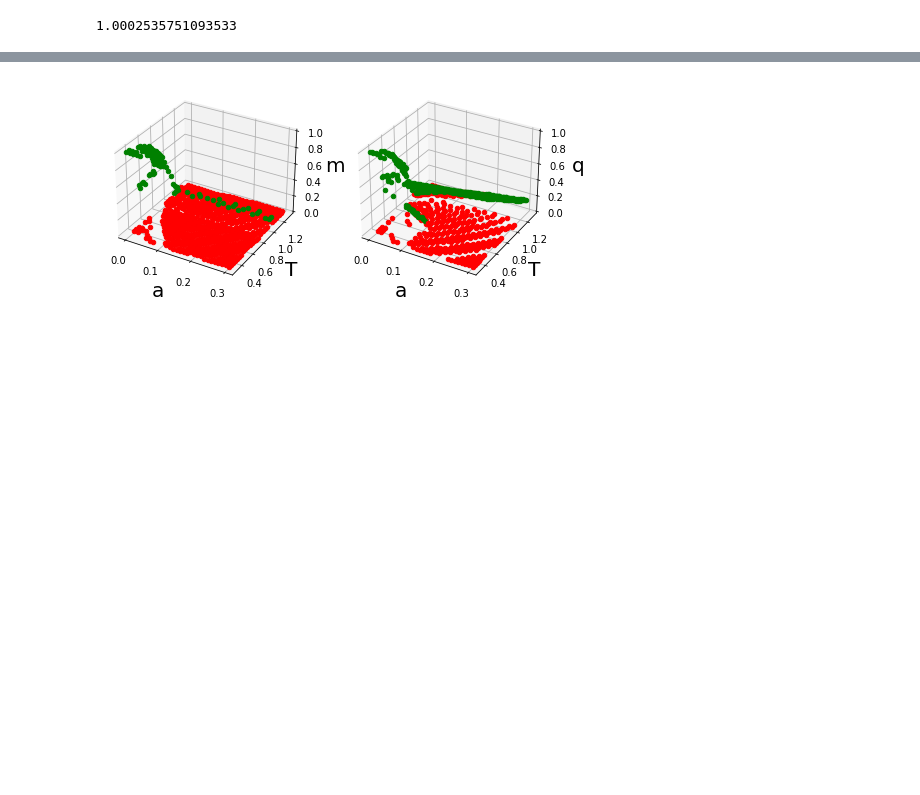
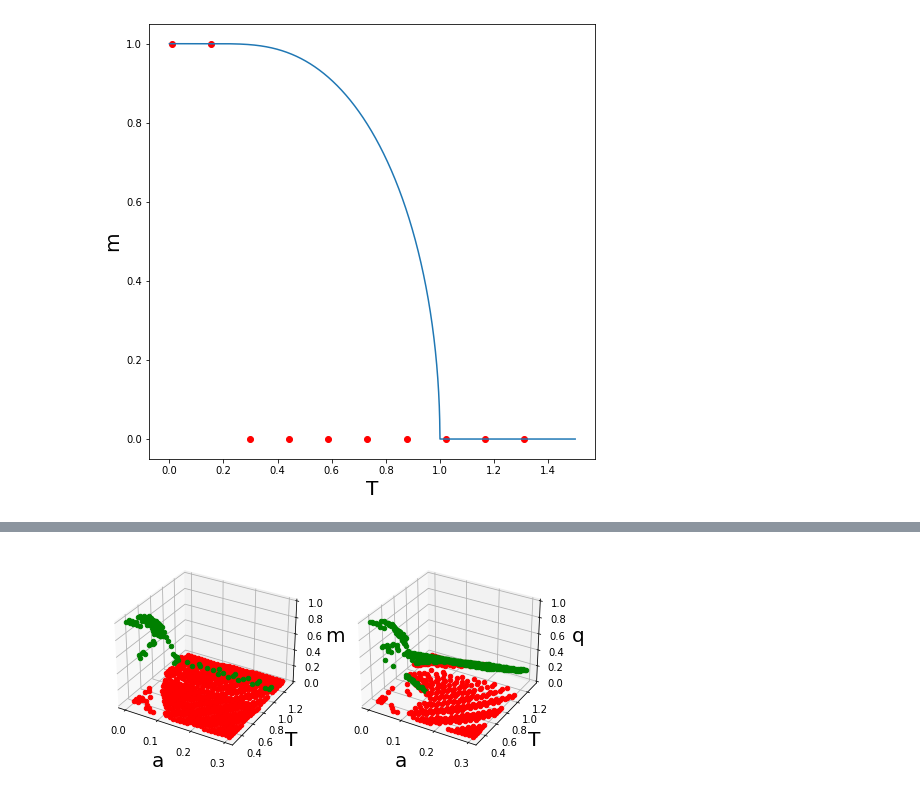
Before and after one commit to yamoyamoto/jupyter, a Jupyter notebook: fp_model/PhaseDiagram-2.ipynb, the cells around one changed output, grey strips where cells are left out. Saved outputs shown, nothing was run; the diff lists cells and outputs as text; code cells hidden in the pictures; blank space fills up the shorter version.

```diff
--- a/fp_model/PhaseDiagram-2.ipynb
+++ b/fp_model/PhaseDiagram-2.ipynb
@@ -1,6 +1,5 @@
 # %%
 # 方程式を定義
-# グローバル変数に、a,bが必要
 import numpy as np
 import math
 import functools
@@ -15,7 +14,6 @@ def func_f_integrand(z, m, q, a, b):
 
 def func_f(m, q, a, b):
     func  = functools.partial(func_f_integrand, m=m, q=q, a=a, b=b)
-#     print(integrate.quad(func, -100.0, 100.0)[1])
     return m - (1 / math.sqrt(2 * np.pi)) * integrate.quad(func, -10.0, 10.0)[0]
 
 
@@ -24,7 +22,6 @@ def func_g_integrand(z, m, q, a, b):
 
 def func_g(m, q, a, b):
     func  = functools.partial(func_g_integrand, m=m, q=q, a=a, b=b)
-#     print(integrate.quad(func, -100.0, 100.0)[1])
     return q - (1 / math.sqrt(2 * np.pi)) * integrate.quad(func, -10.0, 10.0)[0]
 
 
@@ -56,15 +53,6 @@ def plot_f_and_g(plot_num, zlim, args, a, b):
     # これ呼ばないとラベルでない
     plt.legend()
     plt.show()
-
-
-def a(z):
-    return math.exp(-z**2/2)
-
-result = integrate.quad(a, -10.0, 10.0)[0] / math.sqrt(2*3.14)
-print(result)
-# %% [output]
-1.0002535751093533
 # %%
 import numpy as np
 import csv
@@ -72,24 +60,27 @@ import csv
 # 解を見つけるためのクラス
 class Solver:
 
-    def __init__(self, a_mesh_num, T_mesh_num, mq_mesh_num, delta, func_1, func_2, debug):
-        self.a_mesh_num = a_mesh_num
-        self.T_mesh_num = T_mesh_num
-        self.mq_mesh_num = mq_mesh_num
-        self.delta = delta
-        self.func_1 = func_1
-        self.func_2 = func_2
-        self.debug = debug
+    def __init__(self):
+        pass
 
     def set_args(self, args):
+        self.delta = args["delta"]
+        self.func_1 = args["func_1"]
+        self.func_2 = args["func_2"]
+        self.debug = args["debug"]
+
+
         self.a_min = args["a_min"]
         self.a_max = args["a_max"]
         self.T_min = args["T_min"]
         self.T_max = args["T_max"]
+        self.a_mesh_num = args["a_mesh_num"]
+        self.T_mesh_num = args["T_mesh_num"]
         self.m_min = args["m_min"]
         self.m_max = args["m_max"]
         self.q_min = args["q_min"]
         self.q_max = args["q_max"]
+        self.mq_mesh_num = args["mq_mesh_num"]
 
 
     def solve(self):
@@ -165,0 +196,31 @@ class Solver:
+# %%
+default_solve_args = {
+    # 調整すべきパラメータ
+    "a_mesh_num": 1,
+    "T_mesh_num": 10,
+    "mq_mesh_num": 20,
+    "delta": pow(10, -3),
+
+    # 範囲系
+    "a_min": 0,
+    "a_max": 0.3,
+    "T_min": 0.01,
+    "T_max": 1.31,
+    "m_min": -1,
+    "m_max": 1,
+    "q_min": 0,
+    "q_max": 1,
+
+    "func_1": func_f,
+    "func_2": func_g,
+
+    # デバッグ用(1にしたら色々出力される)
+    "debug": 0,
+}
+
+solve_a_0_and_plot(default_solve_args)
+
+# 実行時間: 約5s
+# メッシュが荒すぎる or 解の条件が厳しすぎる???
+# %% [output]
+[figure, added]
```
Also changed, not shown: parts of 7 cells of this notebook, 2 other files.
